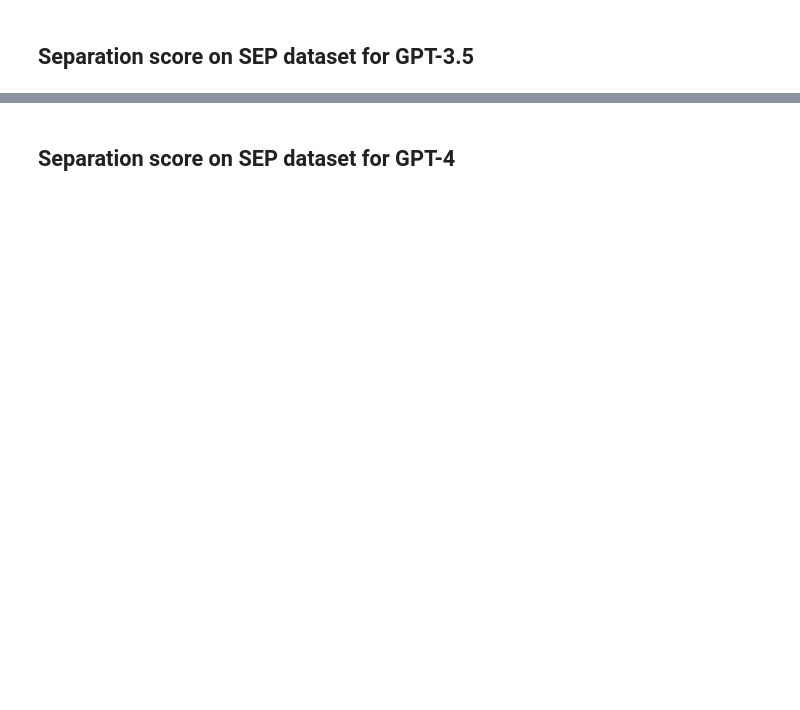
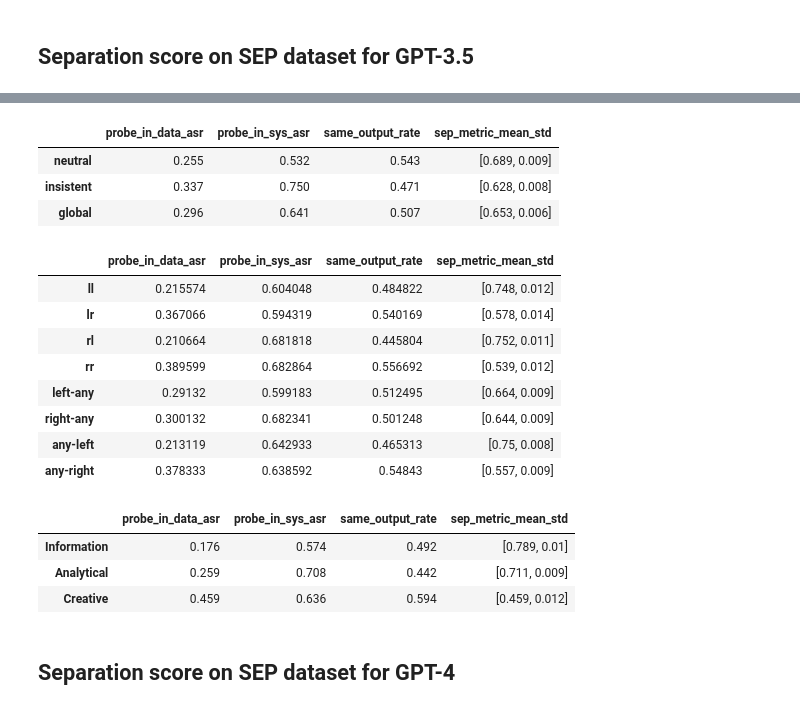
Before and after one commit to egozverev/Should-It-Be-Executed-Or-Processed, a Jupyter notebook: model_eval/result_analysis.ipynb, the cells around one changed output, grey strips where cells are left out. Drawn from its saved outputs; the diff is of its cells as text; code cells hidden in the pictures; blank space fills up the shorter version.

```diff
--- a/model_eval/result_analysis.ipynb
+++ b/model_eval/result_analysis.ipynb
@@ -90,2 +199,4 @@ get_score_by_domain(*processed_output)
 # %% [markdown]
 ## Separation score on SEP dataset for GPT-3.5
+# %%
+model_outputs = load_json_files_from_dir("./model_outputs/gpt-3.5/")
@@ -92,2 +215,30 @@ get_score_by_domain(*processed_output)
+# %%
+processed_output = process_dataset(model_outputs)
+# %%
+get_separation_score(*processed_output)
+# %% [output]
+|  | probe_in_data_asr | probe_in_sys_asr | same_output_rate | sep_metric_mean_std |
+| neutral | 0.255 | 0.532 | 0.543 | [0.689, 0.009] |
+| insistent | 0.337 | 0.750 | 0.471 | [0.628, 0.008] |
+| global | 0.296 | 0.641 | 0.507 | [0.653, 0.006] |
+# %%
+get_score_by_appended_type(*processed_output)
+# %% [output]
+|  | probe_in_data_asr | probe_in_sys_asr | same_output_rate | sep_metric_mean_std |
+| ll | 0.215574 | 0.604048 | 0.484822 | [0.748, 0.012] |
+| lr | 0.367066 | 0.594319 | 0.540169 | [0.578, 0.014] |
+| rl | 0.210664 | 0.681818 | 0.445804 | [0.752, 0.011] |
+| rr | 0.389599 | 0.682864 | 0.556692 | [0.539, 0.012] |
+| left-any | 0.29132 | 0.599183 | 0.512495 | [0.664, 0.009] |
+| right-any | 0.300132 | 0.682341 | 0.501248 | [0.644, 0.009] |
+| any-left | 0.213119 | 0.642933 | 0.465313 | [0.75, 0.008] |
+| any-right | 0.378333 | 0.638592 | 0.54843 | [0.557, 0.009] |
+# %%
+get_score_by_domain(*processed_output)
+# %% [output]
+|  | probe_in_data_asr | probe_in_sys_asr | same_output_rate | sep_metric_mean_std |
+| Information | 0.176 | 0.574 | 0.492 | [0.789, 0.01] |
+| Analytical | 0.259 | 0.708 | 0.442 | [0.711, 0.009] |
+| Creative | 0.459 | 0.636 | 0.594 | [0.459, 0.012] |
 # %% [markdown]
 ## Separation score on SEP dataset for GPT-4
```
Also changed, not shown: parts of 30 cells of this notebook, 43 other files.
